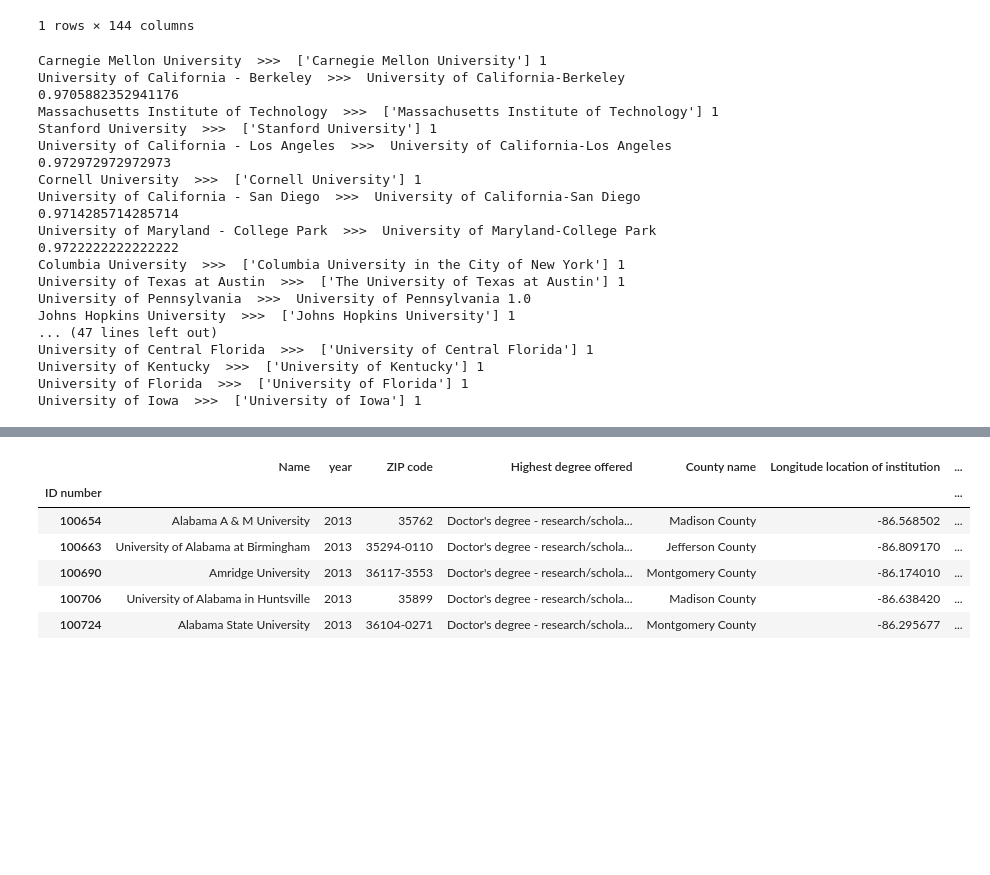
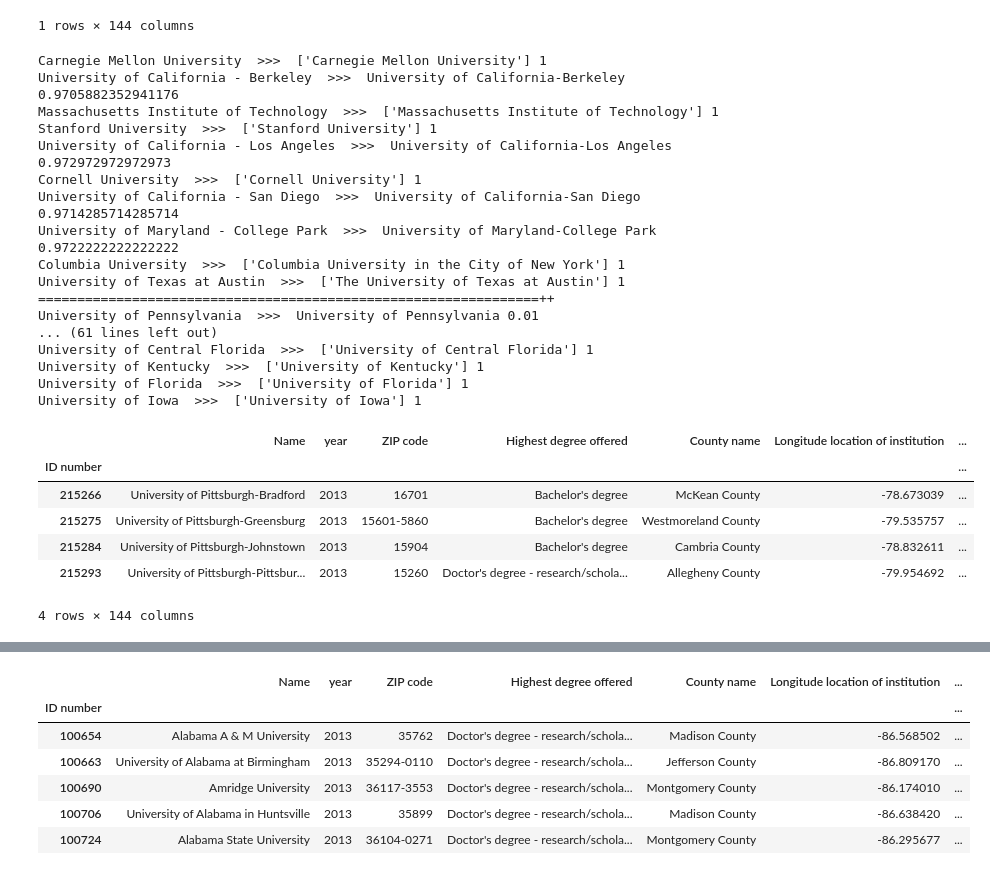
Before and after one commit to ympaik87/keep_your_dreams_alive, a Jupyter notebook: 04-job_listing.ipynb, the cells around one changed output, grey strips where cells are left out. Drawn from its saved outputs; the diff is of its cells as text; code cells hidden in the pictures; blank space fills up the shorter version.

```diff
--- a/04-job_listing.ipynb
+++ b/04-job_listing.ipynb
@@ -183,12 +186,17 @@ school_trimmed_df.loc[school_trimmed_df['Name'].apply(lambda x: 'Carnegie Mellon
 # %%
 for uni in faculties_dic.keys():
     temp = np.array([1, 0])
-    uni_match1 = school_trimmed_df.loc[school_trimmed_df['Name'].apply(lambda x: True if re.search(uni, x) else False)]['Name'].values
-    if len(uni_match1) != 1:
+    uni_match1 = school_trimmed_df.loc[school_trimmed_df['Name'].apply(lambda x: True if re.search(uni, x) else False)]
+    if len(uni_match1) > 1:
+        uni_match = school_trimmed_df.loc[uni_match1['Graduate enrollment'].idxmax()]['Name']
+        temp = np.array([0.01, 0])
+    elif len(uni_match1) == 0:
         temp = school_trimmed_df['Name'].apply(lambda x: difflib.SequenceMatcher(None, uni, x).ratio())
         uni_match = school_trimmed_df.loc[temp.idxmax()]['Name']
     else:
-        uni_match = uni_match1
+        uni_match = uni_match1['Name'].values
+    if temp.max() < 0.9:
+        print('================================================================++')
     print(uni, ' >>> ', uni_match, temp.max())
 # %% [output]
 Carnegie Mellon University  >>>  ['Carnegie Mellon University'] 1
@@ -201,10 +209,21 @@ University of California - San Diego  >>>  University of California-San Diego 0.
 University of Maryland - College Park  >>>  University of Maryland-College Park 0.9722222222222222
 Columbia University  >>>  ['Columbia University in the City of New York'] 1
 University of Texas at Austin  >>>  ['The University of Texas at Austin'] 1
-University of Pennsylvania  >>>  University of Pennsylvania 1.0
-Johns Hopkins University  >>>  ['Johns Hopkins University'] 1
-... (47 lines left out)
+================================================================++
+University of Pennsylvania  >>>  University of Pennsylvania 0.01
+... (61 lines left out)
 University of Central Florida  >>>  ['University of Central Florida'] 1
 University of Kentucky  >>>  ['University of Kentucky'] 1
 University of Florida  >>>  ['University of Florida'] 1
 University of Iowa  >>>  ['University of Iowa'] 1
+# %%
+pitts_df = school_trimmed_df.loc[school_trimmed_df['Name'].apply(lambda x: True if re.search('University of Pittsburgh', x) else False)]
+pitts_df
+# %% [output]
+|  | Name | year | ZIP code | Highest degree offered | County name | Longitude location of institution | ... |
+| ID number |  |  |  |  |  |  | ... |
+| 215266 | University of Pittsburgh-Bradford | 2013 | 16701 | Bachelor's degree | McKean County | -78.673039 | ... |
+| 215275 | University of Pittsburgh-Greensburg | 2013 | 15601-5860 | Bachelor's degree | Westmoreland County | -79.535757 | ... |
+| 215284 | University of Pittsburgh-Johnstown | 2013 | 15904 | Bachelor's degree | Cambria County | -78.832611 | ... |
+| 215293 | University of Pittsburgh-Pittsbur... | 2013 | 15260 | Doctor's degree - research/schola... | Allegheny County | -79.954692 | ... |
+4 rows × 144 columns
```
Also changed, not shown: parts of 26 cells of this notebook, 2 other files.
